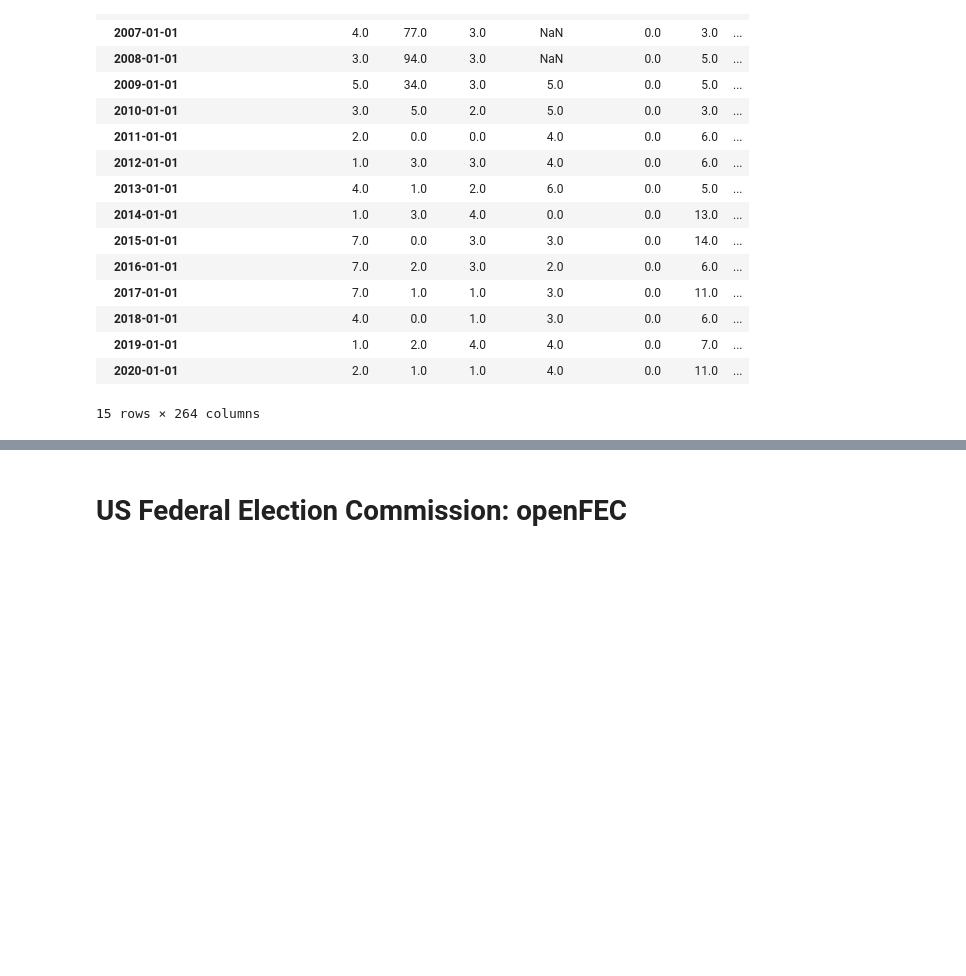
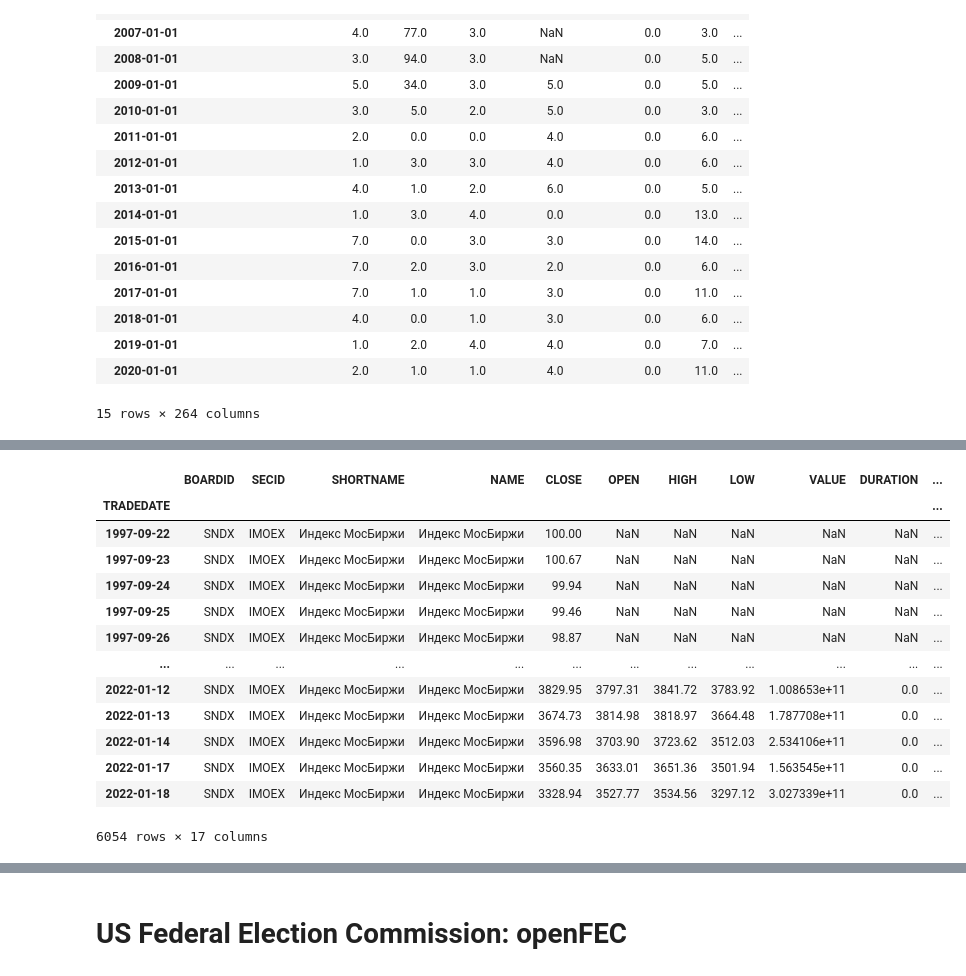
Before and after one commit to xvanov/kagglai, a Jupyter notebook: data_sources.ipynb, the cells around one changed output, grey strips where cells are left out. Cells and saved outputs as stored; diff of their text form; code cells hidden in the pictures; blank space fills up the shorter version.

```diff
--- a/data_sources.ipynb
+++ b/data_sources.ipynb
@@ -228,0 +291,21 @@ df
+# %%
+# moex
+# https://www.moex.com/ru/data/
+
+imoex = pdr.get_data_moex(['IMOEX'], start, end)
+imoex
+# %% [output]
+|  | BOARDID | SECID | SHORTNAME | NAME | CLOSE | OPEN | HIGH | LOW | VALUE | DURATION | ... |
+| TRADEDATE |  |  |  |  |  |  |  |  |  |  | ... |
+| 1997-09-22 | SNDX | IMOEX | Индекс МосБиржи | Индекс МосБиржи | 100.00 | NaN | NaN | NaN | NaN | NaN | ... |
+| 1997-09-23 | SNDX | IMOEX | Индекс МосБиржи | Индекс МосБиржи | 100.67 | NaN | NaN | NaN | NaN | NaN | ... |
+| 1997-09-24 | SNDX | IMOEX | Индекс МосБиржи | Индекс МосБиржи | 99.94 | NaN | NaN | NaN | NaN | NaN | ... |
+| 1997-09-25 | SNDX | IMOEX | Индекс МосБиржи | Индекс МосБиржи | 99.46 | NaN | NaN | NaN | NaN | NaN | ... |
+| 1997-09-26 | SNDX | IMOEX | Индекс МосБиржи | Индекс МосБиржи | 98.87 | NaN | NaN | NaN | NaN | NaN | ... |
+| ... | ... | ... | ... | ... | ... | ... | ... | ... | ... | ... | ... |
+| 2022-01-12 | SNDX | IMOEX | Индекс МосБиржи | Индекс МосБиржи | 3829.95 | 3797.31 | 3841.72 | 3783.92 | 1.008653e+11 | 0.0 | ... |
+| 2022-01-13 | SNDX | IMOEX | Индекс МосБиржи | Индекс МосБиржи | 3674.73 | 3814.98 | 3818.97 | 3664.48 | 1.787708e+11 | 0.0 | ... |
+| 2022-01-14 | SNDX | IMOEX | Индекс МосБиржи | Индекс МосБиржи | 3596.98 | 3703.90 | 3723.62 | 3512.03 | 2.534106e+11 | 0.0 | ... |
+| 2022-01-17 | SNDX | IMOEX | Индекс МосБиржи | Индекс МосБиржи | 3560.35 | 3633.01 | 3651.36 | 3501.94 | 1.563545e+11 | 0.0 | ... |
+| 2022-01-18 | SNDX | IMOEX | Индекс МосБиржи | Индекс МосБиржи | 3328.94 | 3527.77 | 3534.56 | 3297.12 | 3.027339e+11 | 0.0 | ... |
+6054 rows × 17 columns
```
Also changed, not shown: parts of 12 cells of this notebook.
